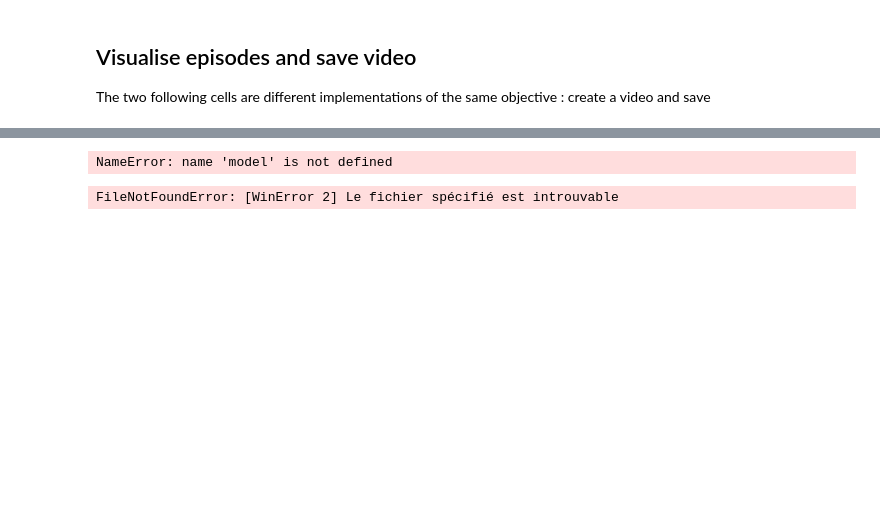
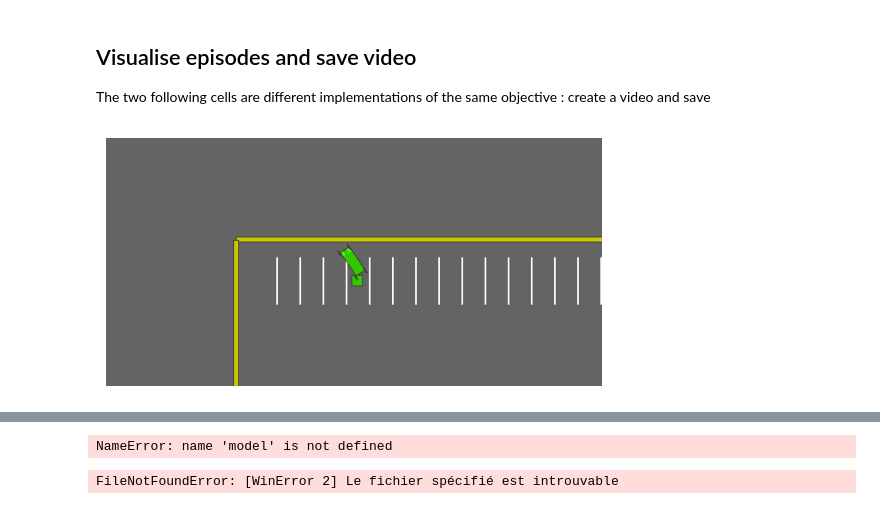
Before and after one commit to Wanadou/RL_project, a Jupyter notebook: parking/parking_stable_baselines.ipynb, the cells around one changed output, grey strips where cells are left out. Cells and saved outputs as stored; diff of their text form; code cells hidden in the pictures; blank space fills up the shorter version.

Commit message:
parking simulation stable baselines

```diff
--- a/parking/parking_stable_baselines.ipynb
+++ b/parking/parking_stable_baselines.ipynb
@@ -11,8 +11,7 @@ import numpy as np
 from copy import deepcopy
 import os
 
-env = gym.make("parking-v0", render_mode="rgb_array")
-env.reset()
+from parking_config import *
 
 print(env.spec)
 pprint.pprint(env.config)
@@ -41,16 +55,16 @@ class FlattenObservation(gym.Wrapper):
     def observation(self, observation: np.ndarray) -> np.ndarray:
         return observation.flatten()
 
-STEPS = 300 # 1e5
+STEPS = 1e4 # 1e5
 env_train = FlattenObservation(deepcopy(env))
 her_kwargs = dict(n_sampled_goal=4, goal_selection_strategy='future')
-model = SAC('MultiInputPolicy', env_train, replay_buffer_class=HerReplayBuffer,
-            replay_buffer_kwargs=her_kwargs, verbose=1,
+agent = SAC('MultiInputPolicy', env_train, replay_buffer_class=HerReplayBuffer,
+            replay_buffer_kwargs=her_kwargs, verbose=0,
             tensorboard_log=os.path.join("test", "train_hrb_sac_3x256"),
             learning_rate=1e-3,
             gamma=0.95, batch_size=1024, tau=0.05,
             learning_starts=1000,
-            device="cpu")
+            device="cuda")
 
-model.learn(total_timesteps=int(STEPS))
+agent.learn(total_timesteps=int(STEPS))
 # %% [output]
@@ -63,3 +73,87 @@ Logging to test\train_hrb_sac_3x256\SAC_1
 ## Visualise episodes and save video
 
 The two following cells are different implementations of the same objective : create a video and save
+# %%
+from matplotlib import pyplot as plt
+from matplotlib.animation import FuncAnimation
+from IPython.display import HTML, display, clear_output
+import gymnasium as gym
+import numpy as np
+from copy import deepcopy
+
+def run_one_episode_and_save(env, agent, to_display=True, save_video=True, plot_info=True, max_steps=100):
+    display_env = deepcopy(env)  # Create a deep copy of the environment for isolated manipulation
+    state, _ = display_env.reset()
+    frames = []  # Store frames for animation
+    rewards = 0
+    step = 0
+    state_history = []
+
+    done = False
+    while not done:
+        clear_output(wait=True)
+        # Render the frame and store for video creation
+        frame = display_env.render()
+        frames.append(frame)
+        if to_display:
+            plt.imshow(frame)
+            plt.axis('off')  # Hide axes for clean display
+            plt.show()
+
+        # Execute the agent's policy
+        action, _ = agent.predict(state, deterministic=True)  # Assuming get_action accepts state and epsilon, adjust if different
+        # action = [np.array(action.squeeze(), dtype=np.float32)]
+        state, reward, done, _, _ = display_env.step(action)
+        rewards += reward
+        step += 1
+        if plot_info:
+            state_history.append(state)
+        if step > max_steps:
+            done = True
+
+
+    if to_display:
+        print(f'Episode length: {rewards}')
+
+    # If requested to save the video, proceed with saving
+    if save_video:
+        fig, ax = plt.subplots()
+        img_ax = ax.imshow(frames[0])  # Show the first frame
+        ax.axis('off')  # Hide axes
+
+        def update(frame):
+            img_ax.set_data(frame)  # Update the image displayed
+
+        ani = FuncAnimation(fig, update, frames=frames, repeat=False)
+
+        # Save the animation as MP4
+        video_filename = 'parkig_simulation_2.mp4'
+        ani.save(video_filename, writer='ffmpeg', fps=10)
+
+        # Optionally display the animation within the notebook
+        plt.close(fig)  # Close the figure to prevent it from displaying now
+        if to_display:
+            video_tag = f'<video src="{video_filename}" width="100%" controls loop autoplay>'
+            display(HTML(video_tag))
+
+    if to_display:
+        display_env.close()  # Properly close the environment when done
+
+    if plot_info:
+        # Plot the heatmap of the state values on average over time
+        state_history = np.array(state_history)
+        print(f"State history: {state_history}")
+        mean_state_history = np.sum(state_history, axis=0) / state_history.shape[0]
+        presence = mean_state_history[:, :, 0]
+        # speed = mean_state_history[:, :, 1]
+        # lane = mean_state_history[:, :, 2]
+        plt.figure(figsize=(15, 5))
+        plt.imshow(presence, cmap='hot', interpolation='nearest')
+        plt.colorbar()
+        plt.title('Heatmap of presence')
+        plt.show()
+
+# simulate the trained agent and save the video
+run_one_episode_and_save(env, agent, to_display=True, save_video=True, plot_info=False, max_steps=200)
+# %% [output]
+[figure, added]
```
Also changed, not shown: parts of 5 cells of this notebook, 11 other files.
